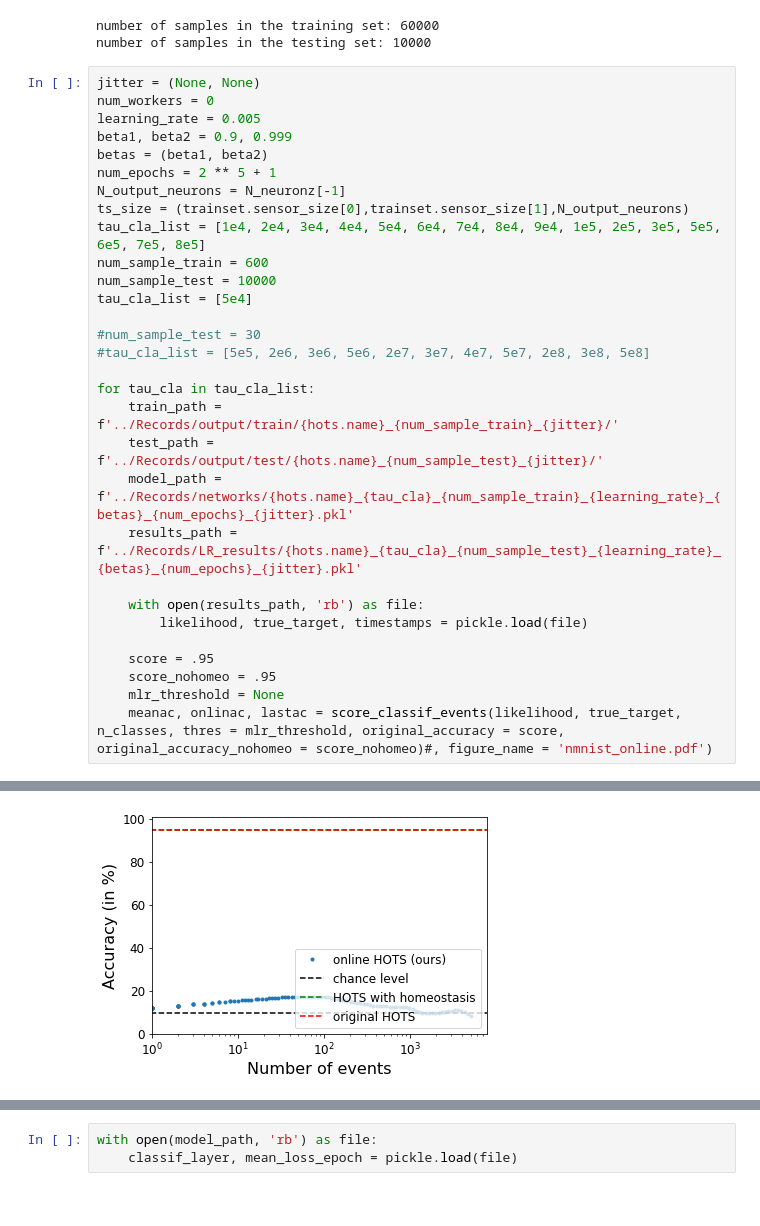
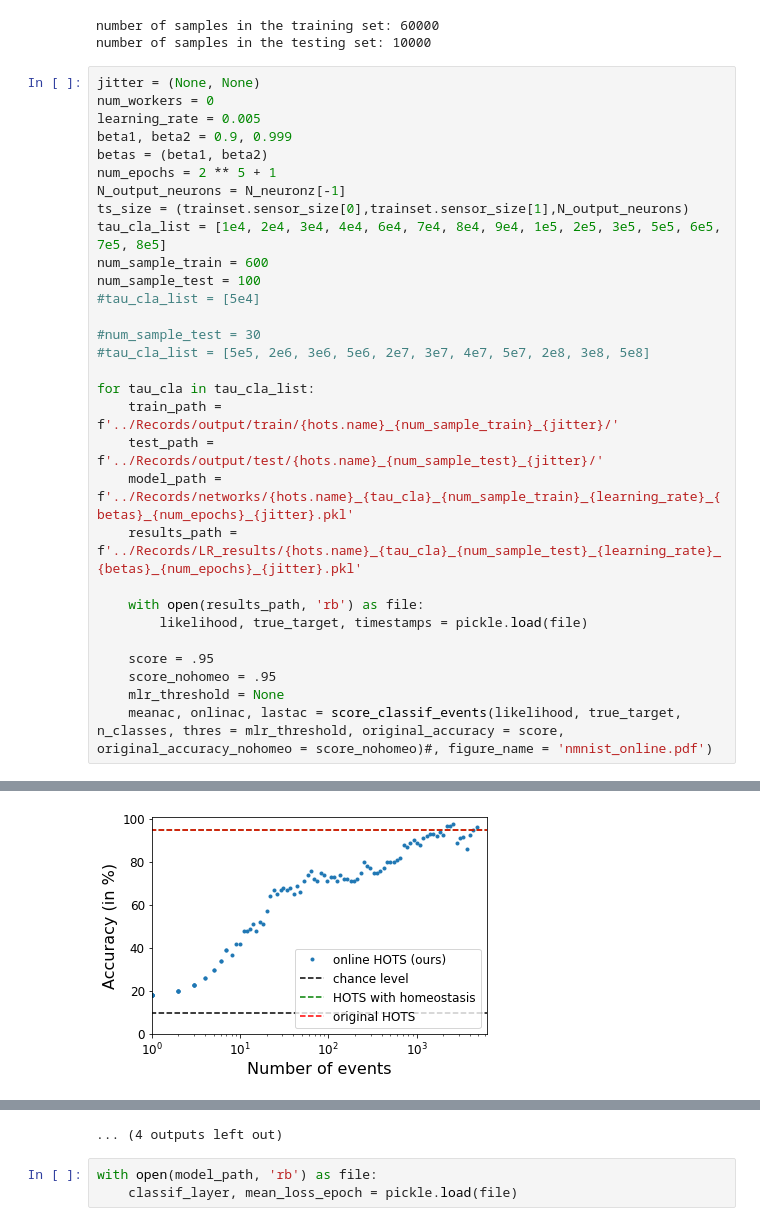
Before and after one commit to AntoineGrimaldi/hotsline, a Jupyter notebook: dev/Untitled1.ipynb, the cells around one changed output, grey strips where cells are left out. Saved outputs shown, nothing was run; the diff lists cells and outputs as text.

```diff
--- a/dev/Untitled1.ipynb
+++ b/dev/Untitled1.ipynb
@@ -79,10 +82,10 @@ betas = (beta1, beta2)
 num_epochs = 2 ** 5 + 1
 N_output_neurons = N_neuronz[-1]
 ts_size = (trainset.sensor_size[0],trainset.sensor_size[1],N_output_neurons)
-tau_cla_list = [1e4, 2e4, 3e4, 4e4, 5e4, 6e4, 7e4, 8e4, 9e4, 1e5, 2e5, 3e5, 5e5, 6e5, 7e5, 8e5]
+tau_cla_list = [1e4, 2e4, 3e4, 4e4, 6e4, 7e4, 8e4, 9e4, 1e5, 2e5, 3e5, 5e5, 6e5, 7e5, 8e5]
 num_sample_train = 600
-num_sample_test = 10000
-tau_cla_list = [5e4]
+num_sample_test = 100
+#tau_cla_list = [5e4]
 
 #num_sample_test = 30
 #tau_cla_list = [5e5, 2e6, 3e6, 5e6, 2e7, 3e7, 4e7, 5e7, 2e8, 3e8, 5e8]
@@ -109 +124 @@ Highest probability accuracy: 12.0%
-[figure, old version]
+[figure, new version]
@@ -110,3 +135,4 @@ Highest probability accuracy: 12.0%
+... (4 outputs left out)
 # %%
 with open(model_path, 'rb') as file:
     classif_layer, mean_loss_epoch = pickle.load(file)
```
Also changed, not shown: parts of 2 cells of this notebook, 5 other files.
